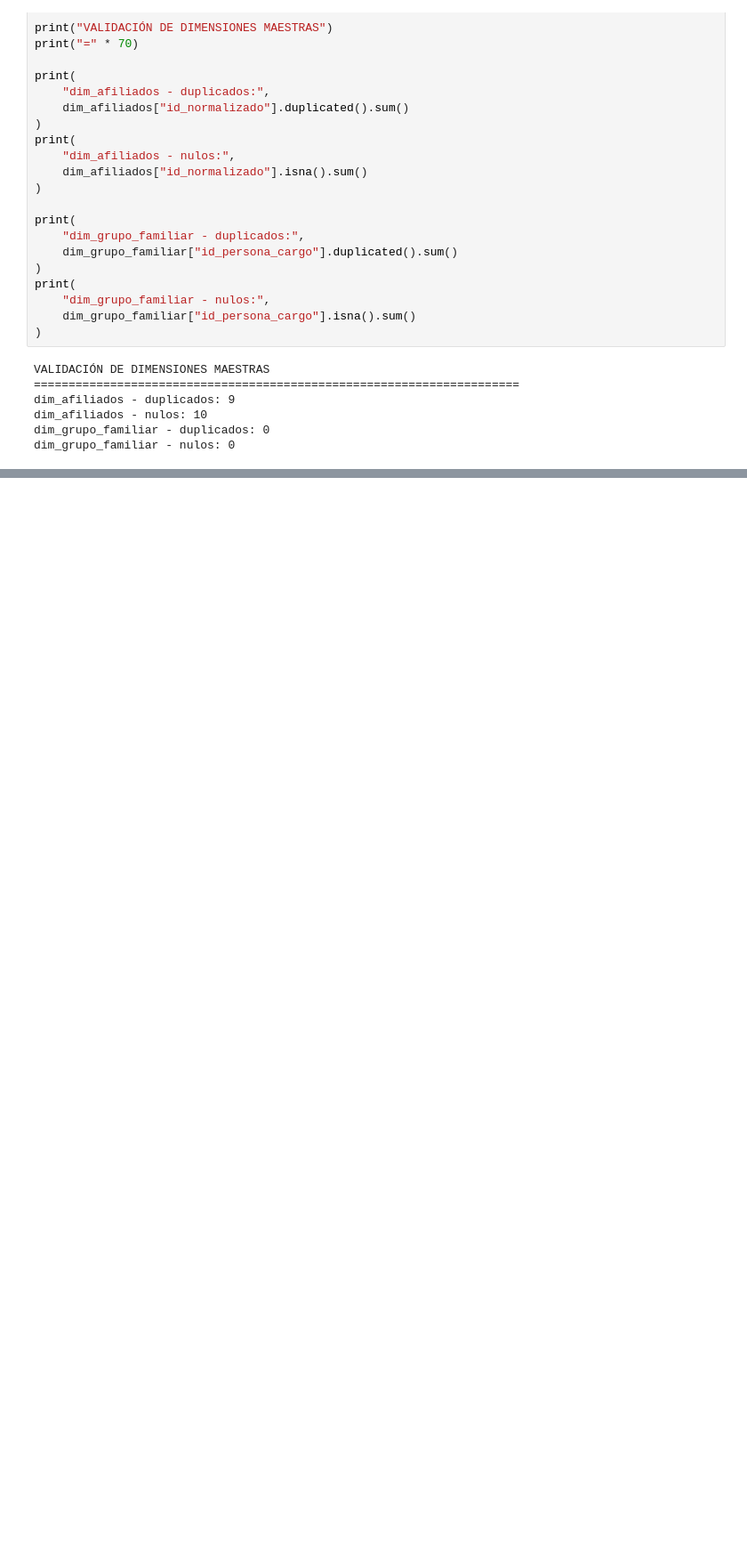
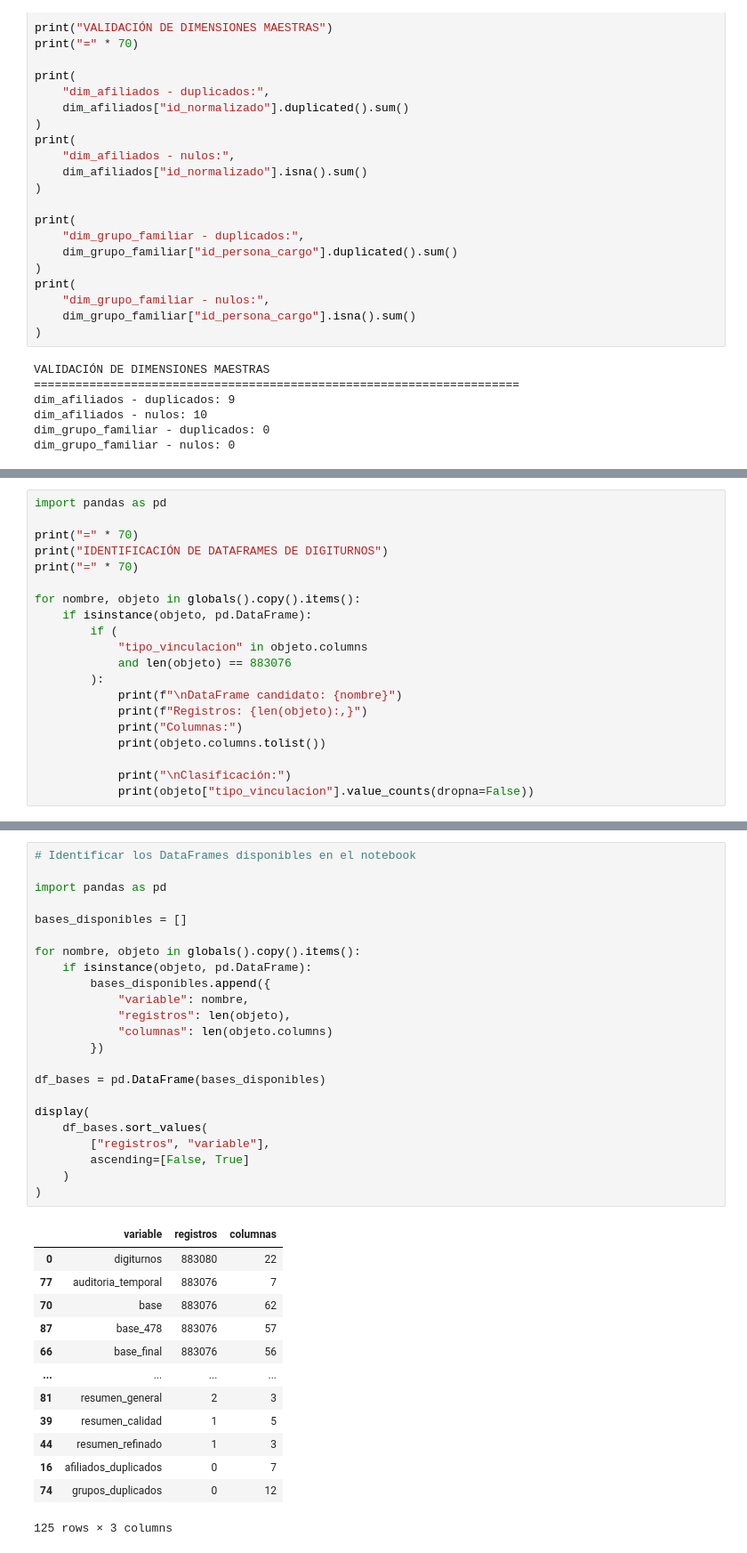
Before and after one commit to angiecoba/Prueba_Analista_BI, a Jupyter notebook: notebooks/02_perfilamiento_digiturnos.ipynb, the cells around one changed output, grey strips where cells are left out. Shown at 89% size. Saved outputs shown, nothing was run; the diff lists cells and outputs as text; blank space fills up the shorter version.

Commit message:
Actualiza proyecto completo Piscilago y Digiturnos

```diff
--- a/notebooks/02_perfilamiento_digiturnos.ipynb
+++ b/notebooks/02_perfilamiento_digiturnos.ipynb
@@ -1888,0 +2864,20 @@ dim_grupo_familiar - nulos: 0
+# %%
+import pandas as pd
+
+print("=" * 70)
+print("IDENTIFICACIÓN DE DATAFRAMES DE DIGITURNOS")
+print("=" * 70)
+
+for nombre, objeto in globals().copy().items():
+    if isinstance(objeto, pd.DataFrame):
+        if (
+            "tipo_vinculacion" in objeto.columns
+            and len(objeto) == 883076
+        ):
+            print(f"\nDataFrame candidato: {nombre}")
+            print(f"Registros: {len(objeto):,}")
+            print("Columnas:")
+            print(objeto.columns.tolist())
+
+            print("\nClasificación:")
+            print(objeto["tipo_vinculacion"].value_counts(dropna=False))
@@ -1888,0 +9301,37 @@ dim_grupo_familiar - nulos: 0
+# %%
+# Identificar los DataFrames disponibles en el notebook
+
+import pandas as pd
+
+bases_disponibles = []
+
+for nombre, objeto in globals().copy().items():
+    if isinstance(objeto, pd.DataFrame):
+        bases_disponibles.append({
+            "variable": nombre,
+            "registros": len(objeto),
+            "columnas": len(objeto.columns)
+        })
+
+df_bases = pd.DataFrame(bases_disponibles)
+
+display(
+    df_bases.sort_values(
+        ["registros", "variable"],
+        ascending=[False, True]
+    )
+)
+# %% [output]
+|  | variable | registros | columnas |
+| 0 | digiturnos | 883080 | 22 |
+| 77 | auditoria_temporal | 883076 | 7 |
+| 70 | base | 883076 | 62 |
+| 87 | base_478 | 883076 | 57 |
+| 66 | base_final | 883076 | 56 |
+| ... | ... | ... | ... |
+| 81 | resumen_general | 2 | 3 |
+| 39 | resumen_calidad | 1 | 5 |
+| 44 | resumen_refinado | 1 | 3 |
+| 16 | afiliados_duplicados | 0 | 7 |
+| 74 | grupos_duplicados | 0 | 12 |
+125 rows × 3 columns
```
Also changed, not shown: parts of 111 cells of this notebook, 10 other files.
